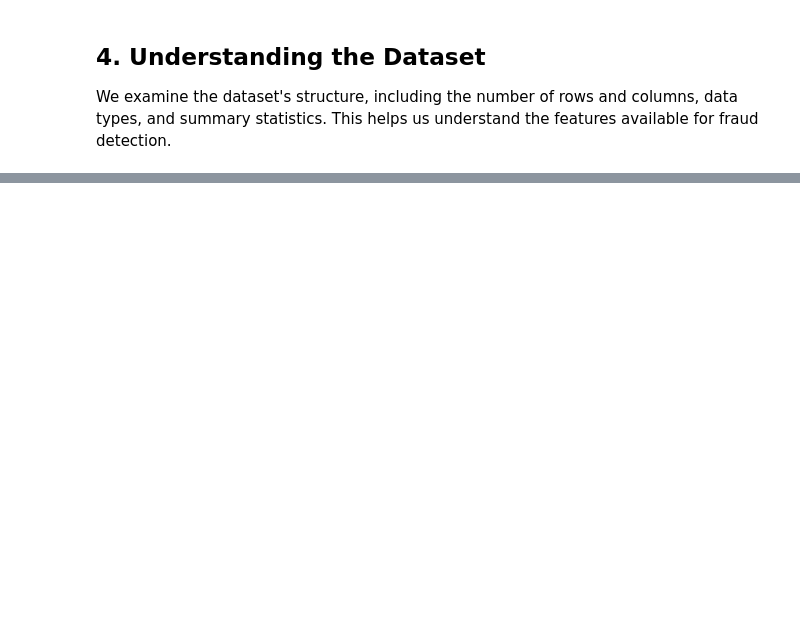
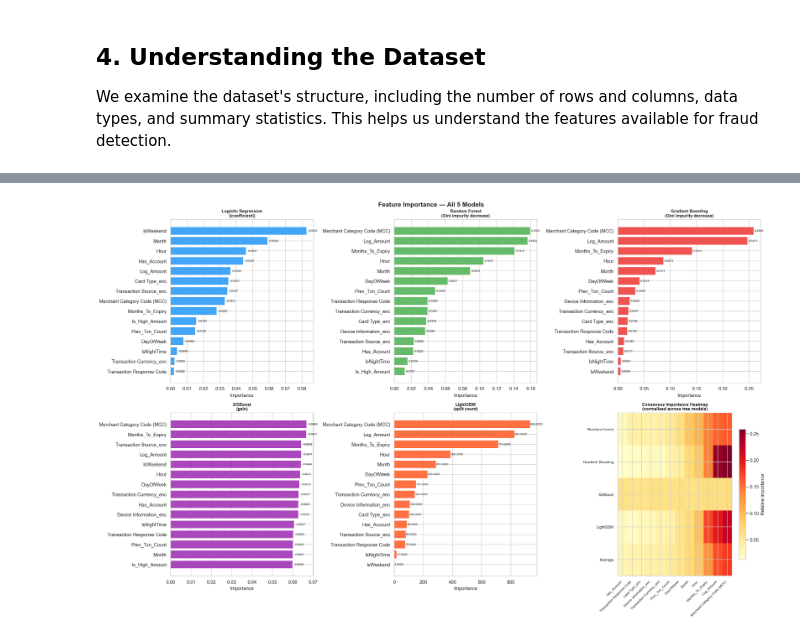
Before and after one commit to sentongo-web/Credit-Card-Fraud-Detection, a Jupyter notebook: credit_card_fraud_detection.ipynb, the cells around one changed output, grey strips where cells are left out. Saved outputs shown, nothing was run; the diff lists cells and outputs as text; code cells hidden in the pictures; blank space fills up the shorter version.

```diff
--- a/credit_card_fraud_detection.ipynb
+++ b/credit_card_fraud_detection.ipynb
@@ -251,0 +840,79 @@ The Random Forest model outperforms Logistic Regression in detecting fraud, with
+# %%
+def plot_importance(ax, importances, feature_names, title, color):
+    """Plot a horizontal bar chart of the top 15 features by importance."""
+    df_imp = pd.Series(importances, index=feature_names).sort_values().tail(15)
+    bars = ax.barh(df_imp.index, df_imp.values, color=color, edgecolor='white')
+    ax.set_title(title, fontweight='bold', fontsize=10)
+    ax.set_xlabel('Importance')
+    for bar in bars:
+        w = bar.get_width()
+        ax.text(w + 0.001, bar.get_y() + bar.get_height() / 2,
+                f'{w:.4f}', va='center', fontsize=7)
+
+
+# ── Individual model importance ─────────────────────────────────────────────────
+fig, axes = plt.subplots(2, 3, figsize=(22, 14))
+fig.suptitle('Feature Importance — All 5 Models', fontsize=15, fontweight='bold')
+axes_flat = axes.flatten()
+
+plot_importance(axes_flat[0],
+                np.abs(lr.coef_[0]), FEATURES,
+                'Logistic Regression\n(|coefficient|)', '#42A5F5')
+
+plot_importance(axes_flat[1],
+                grid_rf.best_estimator_.feature_importances_, FEATURES,
+                'Random Forest\n(Gini impurity decrease)', '#66BB6A')
+
+plot_importance(axes_flat[2],
+                grid_gb.best_estimator_.feature_importances_, FEATURES,
+                'Gradient Boosting\n(Gini impurity decrease)', '#EF5350')
+
+plot_importance(axes_flat[3],
+                grid_xgb.best_estimator_.feature_importances_, FEATURES,
+                'XGBoost\n(gain)', '#AB47BC')
+
+plot_importance(axes_flat[4],
+                grid_lgbm.best_estimator_.feature_importances_, FEATURES,
+                'LightGBM\n(split count)', '#FF7043')
+
+# ── 6th slot: consensus importance heatmap across all tree models ──────────────
+tree_importances = pd.DataFrame({
+    'Random Forest':     grid_rf.best_estimator_.feature_importances_,
+    'Gradient Boosting': grid_gb.best_estimator_.feature_importances_,
+    'XGBoost':           grid_xgb.best_estimator_.feature_importances_,
+    'LightGBM':          grid_lgbm.best_estimator_.feature_importances_,
+}, index=FEATURES)
+
+# Normalise each column to sum to 1 so different scales are comparable
+tree_importances = tree_importances.div(tree_importances.sum(axis=0), axis=1)
+tree_importances['Average'] = tree_importances.mean(axis=1)
+tree_importances = tree_importances.sort_values('Average').tail(12)
+
+ax6 = axes_flat[5]
+im = ax6.imshow(tree_importances.T, aspect='auto', cmap='YlOrRd')
+ax6.set_xticks(range(len(tree_importances.index)))
+ax6.set_xticklabels(tree_importances.index, rotation=45, ha='right', fontsize=8)
+ax6.set_yticks(range(len(tree_importances.columns)))
+ax6.set_yticklabels(tree_importances.columns, fontsize=9)
+ax6.set_title('Consensus Importance Heatmap\n(normalised across tree models)', fontweight='bold', fontsize=10)
+fig.colorbar(im, ax=ax6, shrink=0.8, label='Relative importance')
+
+plt.tight_layout()
+plt.show()
+
+# ── Print top-5 per model ──────────────────────────────────────────────────────
+print("\nTop 5 features by model:")
+importance_map = [
+    ('LR',  np.abs(lr.coef_[0])),
+    ('RF',  grid_rf.best_estimator_.feature_importances_),
+    ('GB',  grid_gb.best_estimator_.feature_importances_),
+    ('XGB', grid_xgb.best_estimator_.feature_importances_),
+    ('LGBM',grid_lgbm.best_estimator_.feature_importances_),
+]
+for name, imp in importance_map:
+    top5 = pd.Series(imp, index=FEATURES).nlargest(5)
+    print(f"\n  {name}:")
+    for feat, score in top5.items():
+        print(f"    {feat:<42} {score:.5f}")
+# %% [output]
+[figure, added]
```
Also changed, not shown: parts of 23 cells of this notebook, 1 other file.
